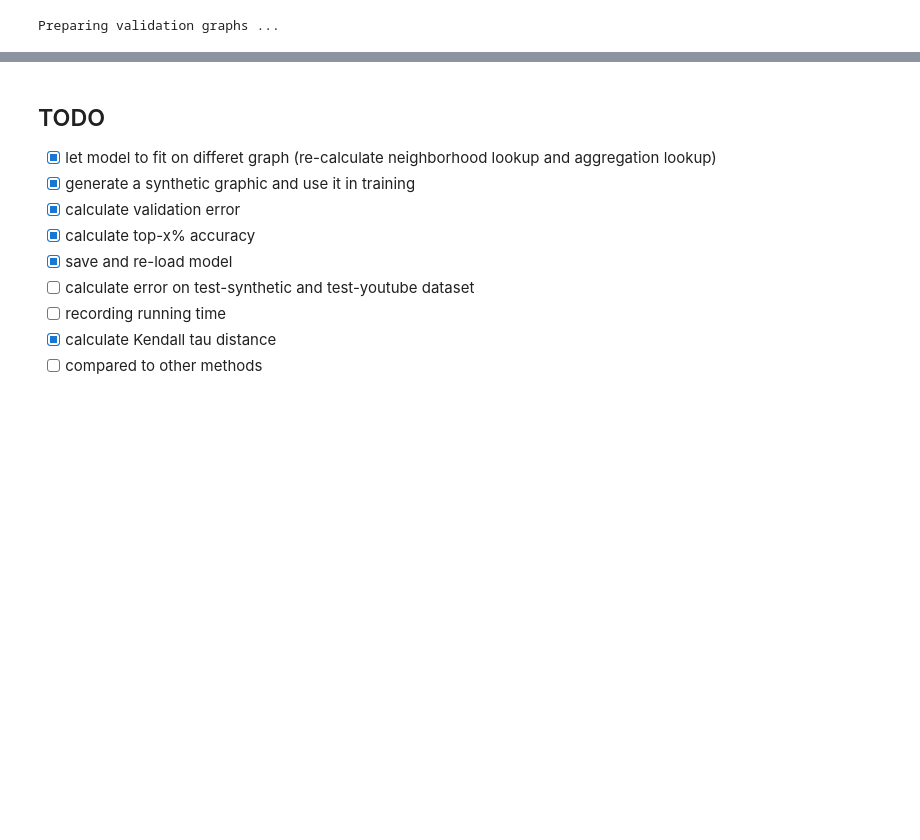
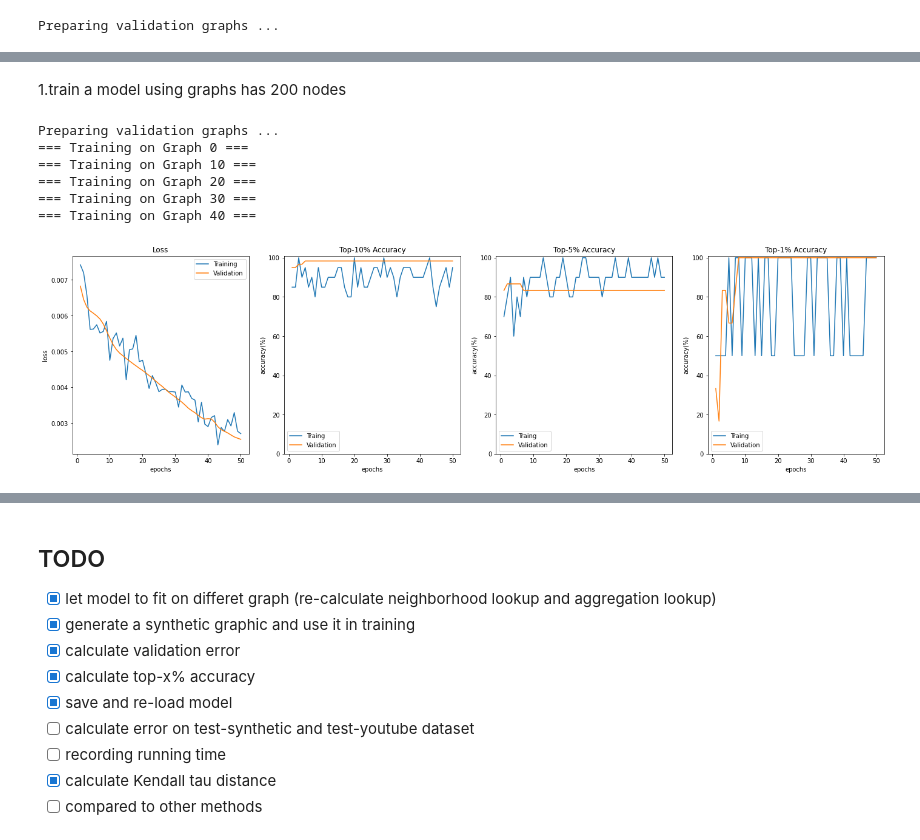
Before and after one commit to CrashedBboy/NCKU_MLG, a Jupyter notebook: homework1/MLG_Homework1.ipynb, the cells around one changed output, grey strips where cells are left out. Saved outputs shown, nothing was run; the diff lists cells and outputs as text; code cells hidden in the pictures; blank space fills up the shorter version.

Commit message:
Train 5 models using different sizes of graphs

```diff
--- a/homework1/MLG_Homework1.ipynb
+++ b/homework1/MLG_Homework1.ipynb
@@ -232,3 +190,3 @@ def TopNAccuracy(outputs, targets):
 # %%
 def KendallTauDistance(outputs, targets):
-    return stats.kendalltau(outpus, targets).correlation*100
+    return stats.kendalltau(outputs.detach(), targets).correlation*100
@@ -235,17 +207,5 @@ def KendallTauDistance(outputs, targets):
 # %% [markdown]
 ## Build Training Procedure
-# %%
-# constants
-TRAINING_GRAPHS = 10
-GRAPH_NODES = 5000
-LEARNING_RATE = 0.0001
-EPOCHS = 1
-VALIDATION_GRAPHS = 1
-
-INPUT_DIMENSION = 3
-EMBEDDING_DIMENSION = 128
-
-MODEL_PATH = './drbc.pkl'
 # %%
 # create model entity
 drbc = DrBCNetwork(input_dimension=INPUT_DIMENSION, embedding_dimension=EMBEDDING_DIMENSION)
@@ -365,26 +326,0 @@ plt.show()
-# %%
-# plot the accuracy
-
-fig, axs = plt.subplots(1, 3, figsize=(24, 8))
-
-axs[0].plot(np.arange(1, TRAINING_GRAPHS*EPOCHS+1, 1), training_top10acc_history.numpy(), label='Traing')
-axs[0].plot(np.arange(EPOCHS, TRAINING_GRAPHS*EPOCHS+1, EPOCHS), validation_top10acc_history.numpy(), label='Validation')
-axs[0].legend()
-axs[0].set_title('Top-10% Accuracy')
-axs[0].set_ylim([0, 100])
-
-axs[1].plot(np.arange(1, TRAINING_GRAPHS*EPOCHS+1, 1), training_top5acc_history.numpy(), label='Traing')
-axs[1].plot(np.arange(EPOCHS, TRAINING_GRAPHS*EPOCHS+1, EPOCHS), validation_top5acc_history.numpy(), label='Validation')
-axs[1].legend()
-axs[1].set_title('Top-5% Accuracy')
-axs[1].set_ylim([0, 100])
-
-axs[2].plot(np.arange(1, TRAINING_GRAPHS*EPOCHS+1, 1), training_top1acc_history.numpy(), label='Traing')
-axs[2].plot(np.arange(EPOCHS, TRAINING_GRAPHS*EPOCHS+1, EPOCHS), validation_top1acc_history.numpy(), label='Validation')
-axs[2].legend()
-axs[2].set_title('Top-1% Accuracy')
-axs[2].set_ylim([0, 100])
-
-for ax in axs.flat:
-    ax.set(xlabel='epochs', ylabel='accuracy')
-    ax.label_outer()
@@ -392,0 +489,15 @@ for ax in axs.flat:
+# %% [markdown]
+1.train a model using graphs has 200 nodes
+# %%
+history_200 = train_model(training_graphs=50, graph_nodes=200, learning_rate=LEARNING_RATE,
+                epochs=1, validation_number=3,
+                input_dimension=INPUT_DIMENSION, embedding_dimension=EMBEDDING_DIMENSION,
+                save_path='./drbc_200.pkl')
+# %% [output]
+Preparing validation graphs ...
+=== Training on Graph 0 ===
+=== Training on Graph 10 ===
+=== Training on Graph 20 ===
+=== Training on Graph 30 ===
+=== Training on Graph 40 ===
+[figure, added]
```
Also changed, not shown: parts of 26 cells of this notebook, 5 other files.
